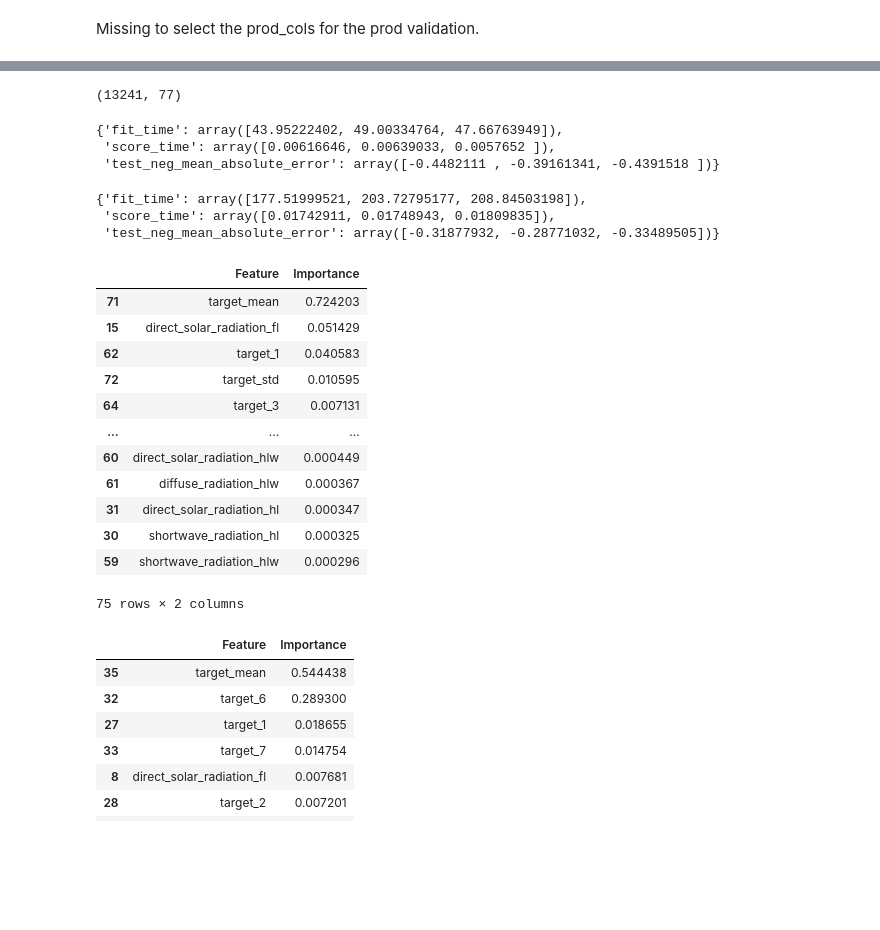
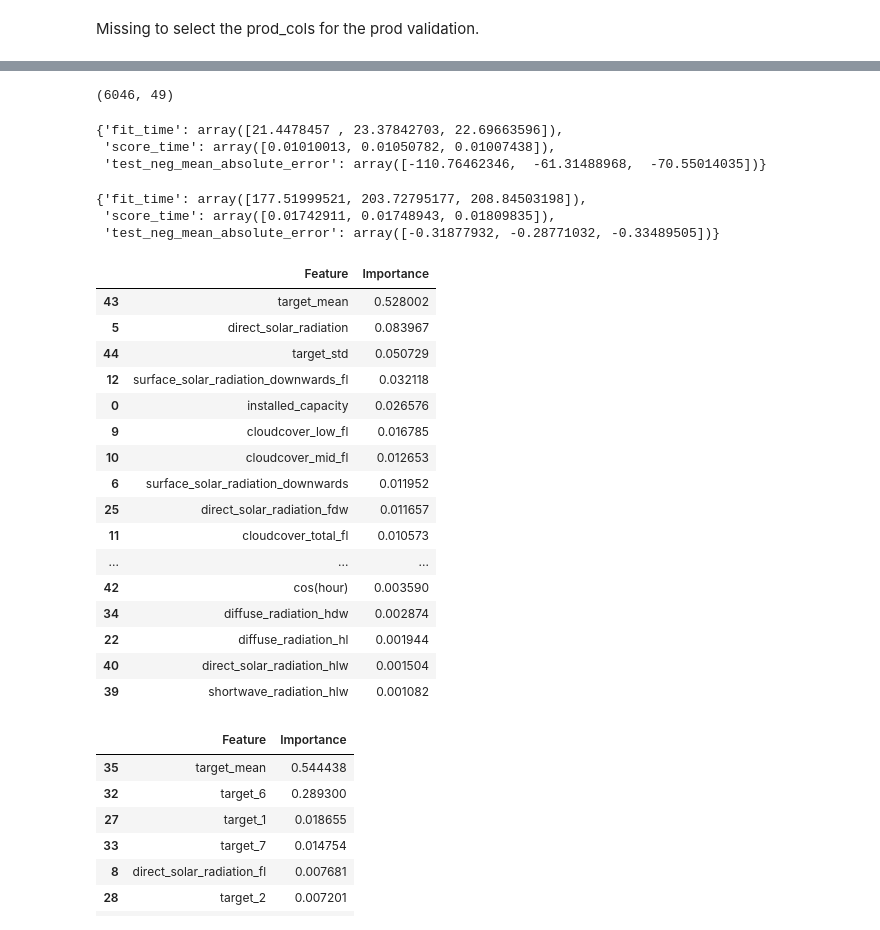
Before and after one commit to luisdi28ms/machine-learning, a Jupyter notebook: kaggle/enefit-prosumers-patterns.ipynb, the cells around one changed output, grey strips where cells are left out. Cells and saved outputs as stored; diff of their text form; code cells hidden in the pictures; blank space fills up the shorter version.

```diff
--- a/kaggle/enefit-prosumers-patterns.ipynb
+++ b/kaggle/enefit-prosumers-patterns.ipynb
@@ -442,0 +440,27 @@ con_cols = corr_heatmap(sample_con, 'Consumption')
+# %%
+drop_cols = ['target_1',
+             'target_2',
+             'target_3',
+             'target_4',
+             'target_5',
+             'target_6',
+             'target_7',
+             'dewpoint',
+             'direct_solar_radiation_fl',
+             'direct_solar_radiation_hd',
+             'direct_solar_radiation_hl',
+             'direct_solar_radiation_flw',
+             'direct_solar_radiation_hdw',
+             'diffuse_radiation',
+             'temperature_fl',
+             'temperature_hd',
+             'temperature_hl',
+             'temperature_fdw',
+             'temperature_flw',
+             'temperature_hdw',
+             'temperature_hlw',
+             'shortwave_radiation_hl',
+            'shortwave_radiation_hdw',
+            'diffuse_radiation_hlw']
+prod_cols = corr_heatmap(sample_df[sample_df['is_consumption']==0].drop(drop_cols,axis=1),
+                        'Production')
@@ -443,3 +499,5 @@ con_cols = corr_heatmap(sample_con, 'Consumption')
+# %%
+sample_df['log_target_mean'] = np.log(sample_df['target_mean'] + 1)
 # %%
 # Set the default figure size for all subsequent plots
 plt.rcParams['figure.figsize'] = (10, 8)
@@ -469,7 +527,7 @@ con_train.shape
 # %%
-prod_train = sample_df[sample_df[[*prod_cols, 'is_consumption', 'county', "is_business", "product_type"]].notnull()]
-prod_train = prod_train[[*prod_cols, 'is_consumption', 'county']].dropna()
+prod_train = sample_df[sample_df[[*prod_cols, 'is_consumption', 'county', "is_business", "product_type", 'target']].notnull()]
+prod_train = prod_train[[*prod_cols, 'is_consumption', 'county', 'target']].dropna()
 prod_train = prod_train[prod_train['is_consumption'] == 0]
 prod_train.shape
 # %% [output]
-(13241, 77)
+(6046, 49)
@@ -479,14 +534,14 @@ clf = tree.DecisionTreeRegressor(criterion='absolute_error')
 # %%
 from sklearn.model_selection import cross_validate
 scoring = ['neg_mean_absolute_error']
-clf = tree.DecisionTreeRegressor(criterion='absolute_error')
-scores = cross_validate(clf, prod_train.drop(columns=["log_target", 'is_consumption']),
-                prod_train["log_target"], cv=3, scoring=scoring)
+clf = RandomForestRegressor(random_state=1, criterion='absolute_error', n_estimators=10)
+scores = cross_validate(clf, prod_train.drop(columns=["log_target", "target",'is_consumption']),
+                prod_train["target"], cv=3, scoring=scoring)
 scores
 # %% [output]
-{'fit_time': array([43.95222402, 49.00334764, 47.66763949]),
- 'score_time': array([0.00616646, 0.00639033, 0.0057652 ]),
- 'test_neg_mean_absolute_error': array([-0.4482111 , -0.39161341, -0.4391518 ])}
+{'fit_time': array([21.4478457 , 23.37842703, 22.69663596]),
+ 'score_time': array([0.01010013, 0.01050782, 0.01007438]),
+ 'test_neg_mean_absolute_error': array([-110.76462346,  -61.31488968,  -70.55014035])}
 # %%
 scoring = ['neg_mean_absolute_error']
 clf = tree.DecisionTreeRegressor(criterion='absolute_error')
@@ -503,30 +558,35 @@ rf_scores
  'score_time': array([0.01742911, 0.01748943, 0.01809835]),
  'test_neg_mean_absolute_error': array([-0.31877932, -0.28771032, -0.33489505])}
 # %%
-rf_prod = rf_reg.fit(prod_train.drop(columns=["log_target", 'is_consumption']),
-                prod_train["log_target"])
+rf_reg = RandomForestRegressor(random_state=1, criterion='absolute_error', n_estimators=10)
+rf_prod = rf_reg.fit(prod_train.drop(columns=["log_target", "target",'is_consumption']),
+                prod_train["target"])
 # %%
-feature_importance_df = pd.DataFrame({'Feature': prod_train.drop(columns=["log_target", 'is_consumption']).columns, 'Importance': rf_prod.feature_importances_})
+feature_importance_df = pd.DataFrame({'Feature': prod_train.drop(columns=["log_target", "target",'is_consumption']).columns, 'Importance': rf_prod.feature_importances_})
 
 # Sort the features based on importance
 feature_importance_df = feature_importance_df.sort_values(by='Importance', ascending=False)
 
 # Plot the feature importances
 feature_importance_df.sort_values('Importance', ascending=False)
 # %% [output]
 |  | Feature | Importance |
-| 71 | target_mean | 0.724203 |
-| 15 | direct_solar_radiation_fl | 0.051429 |
-| 62 | target_1 | 0.040583 |
-| 72 | target_std | 0.010595 |
-| 64 | target_3 | 0.007131 |
+| 43 | target_mean | 0.528002 |
+| 5 | direct_solar_radiation | 0.083967 |
+| 44 | target_std | 0.050729 |
+| 12 | surface_solar_radiation_downwards_fl | 0.032118 |
+| 0 | installed_capacity | 0.026576 |
+| 9 | cloudcover_low_fl | 0.016785 |
+| 10 | cloudcover_mid_fl | 0.012653 |
+| 6 | surface_solar_radiation_downwards | 0.011952 |
+| 25 | direct_solar_radiation_fdw | 0.011657 |
+| 11 | cloudcover_total_fl | 0.010573 |
 | ... | ... | ... |
-| 60 | direct_solar_radiation_hlw | 0.000449 |
-| 61 | diffuse_radiation_hlw | 0.000367 |
-| 31 | direct_solar_radiation_hl | 0.000347 |
-| 30 | shortwave_radiation_hl | 0.000325 |
-| 59 | shortwave_radiation_hlw | 0.000296 |
+| 42 | cos(hour) | 0.003590 |
+| 34 | diffuse_radiation_hdw | 0.002874 |
+| 22 | diffuse_radiation_hl | 0.001944 |
+| 40 | direct_solar_radiation_hlw | 0.001504 |
+| 39 | shortwave_radiation_hlw | 0.001082 |
-75 rows × 2 columns
 # %%
 rf_con = rf_reg.fit(con_train.drop(columns=["log_target", 'is_consumption']),
                 con_train["log_target"])
```
Also changed, not shown: parts of 13 cells of this notebook.
